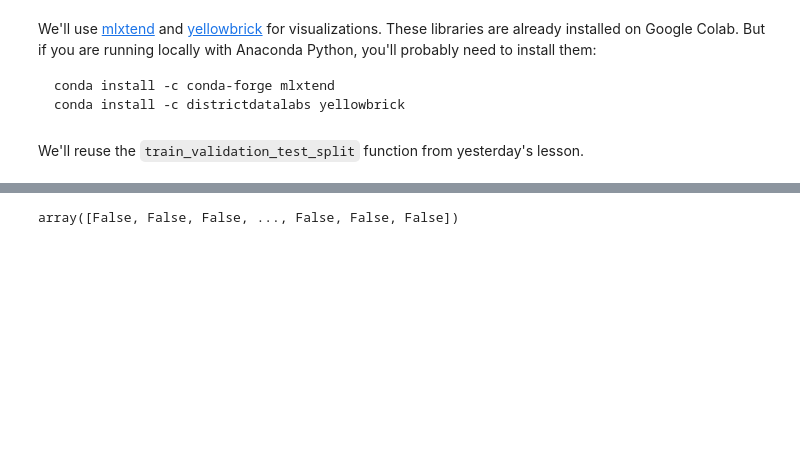
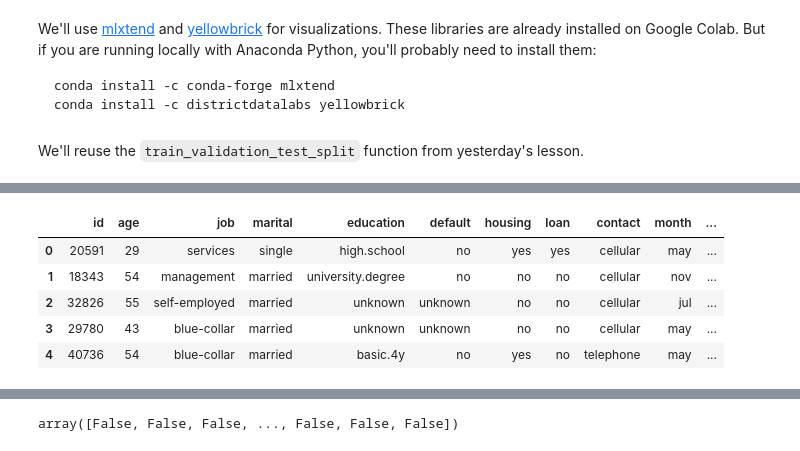
Before and after one commit to LambdaSchool/DS-Unit-2-Sprint-4-Model-Validation, a Jupyter notebook: module-2-validate-classification-problems/LS_DS_242_Validate_classification_problems.ipynb, the cells around one changed output, grey strips where cells are left out. Saved outputs shown, nothing was run; the diff lists cells and outputs as text; code cells hidden in the pictures; blank space fills up the shorter version.

```diff
--- a/module-2-validate-classification-problems/LS_DS_242_Validate_classification_problems.ipynb
+++ b/module-2-validate-classification-problems/LS_DS_242_Validate_classification_problems.ipynb
@@ -49,3 +49,12 @@ train_features = pd.read_csv('https://raw.githubusercontent.com/donw385/DS-Unit-
 train_labels = pd.read_csv('https://raw.githubusercontent.com/donw385/DS-Unit-2-Sprint-4-Model-Validation/master/module-1-begin-modeling-process/bank-marketing/train_labels.csv')
 test_features = pd.read_csv('https://raw.githubusercontent.com/donw385/DS-Unit-2-Sprint-4-Model-Validation/master/module-1-begin-modeling-process/bank-marketing/test_features.csv')
 sample_submission = pd.read_csv('https://raw.githubusercontent.com/donw385/DS-Unit-2-Sprint-4-Model-Validation/master/module-1-begin-modeling-process/bank-marketing/sample_submission.csv')
+# %%
+train_features.head()
+# %% [output]
+|  | id | age | job | marital | education | default | housing | loan | contact | month | ... |
+| 0 | 20591 | 29 | services | single | high.school | no | yes | yes | cellular | may | ... |
+| 1 | 18343 | 54 | management | married | university.degree | no | no | no | cellular | nov | ... |
+| 2 | 32826 | 55 | self-employed | married | unknown | unknown | no | no | cellular | jul | ... |
+| 3 | 29780 | 43 | blue-collar | married | unknown | unknown | no | no | cellular | may | ... |
+| 4 | 40736 | 54 | blue-collar | married | basic.4y | no | yes | no | telephone | may | ... |
```
Also changed, not shown: parts of 8 cells of this notebook.
